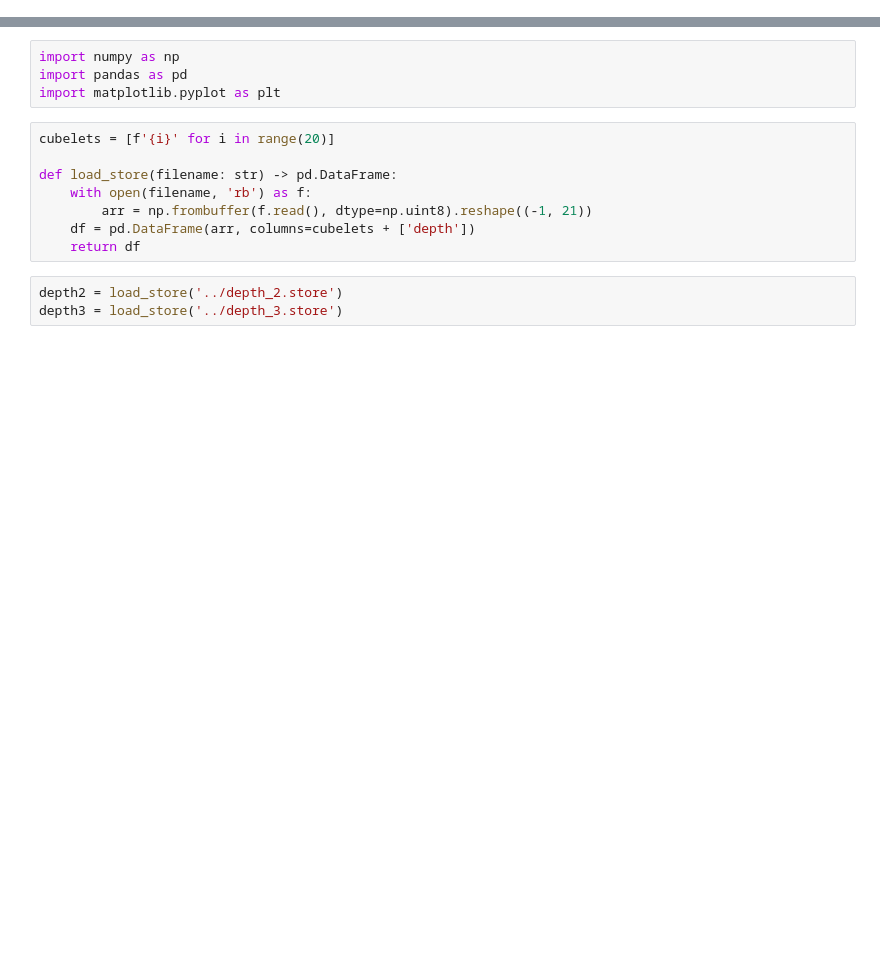
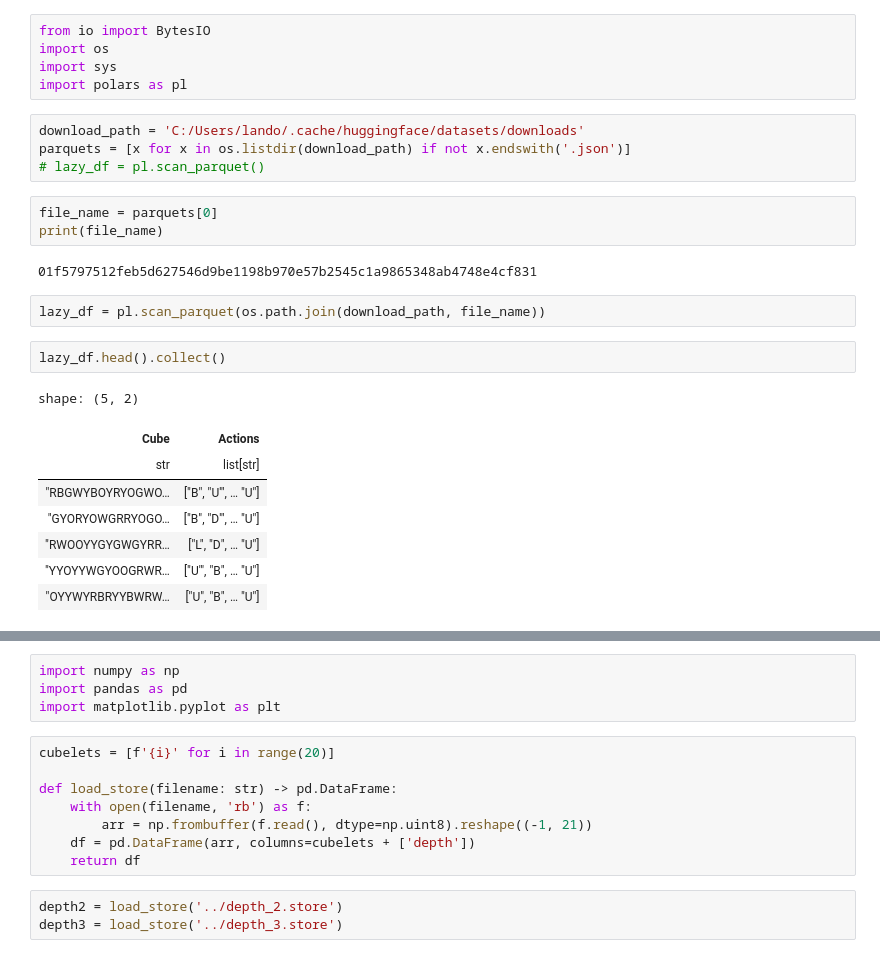
Before and after one commit to landonwork/rubiks, a Jupyter notebook: notebooks/Untitled.ipynb, the cells around one changed output, grey strips where cells are left out. Cells and saved outputs as stored; diff of their text form; blank space fills up the shorter version.

```diff
--- a/notebooks/Untitled.ipynb
+++ b/notebooks/Untitled.ipynb
@@ -0,0 +1,27 @@
+# %%
+from io import BytesIO
+import os
+import sys
+import polars as pl
+# %%
+download_path = 'C:/Users/lando/.cache/huggingface/datasets/downloads'
+parquets = [x for x in os.listdir(download_path) if not x.endswith('.json')]
+# lazy_df = pl.scan_parquet()
+# %%
+file_name = parquets[0]
+print(file_name)
+# %% [output]
+01f5797512feb5d627546d9be1198b970e57b2545c1a9865348ab4748e4cf831
+# %%
+lazy_df = pl.scan_parquet(os.path.join(download_path, file_name))
+# %%
+lazy_df.head().collect()
+# %% [output]
+shape: (5, 2)
+| Cube | Actions |
+| str | list[str] |
+| "RBGWYBOYRYOGWO… | ["B", "U'", … "U"] |
+| "GYORYOWGRRYOGO… | ["B", "D'", … "U"] |
+| "RWOOYYGYGWGYRR… | ["L", "D", … "U"] |
+| "YYOYYWGYOOGRWR… | ["U'", "B", … "U"] |
+| "OYYWYRBRYYBWRW… | ["U", "B", … "U"] |
```
Also changed, not shown: parts of 7 cells of this notebook, 8 other files.
